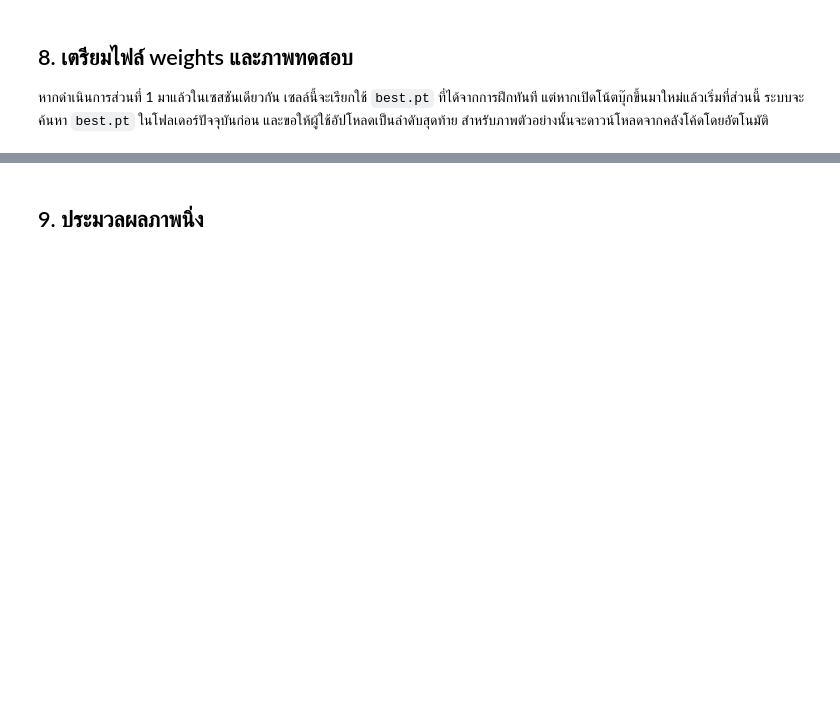
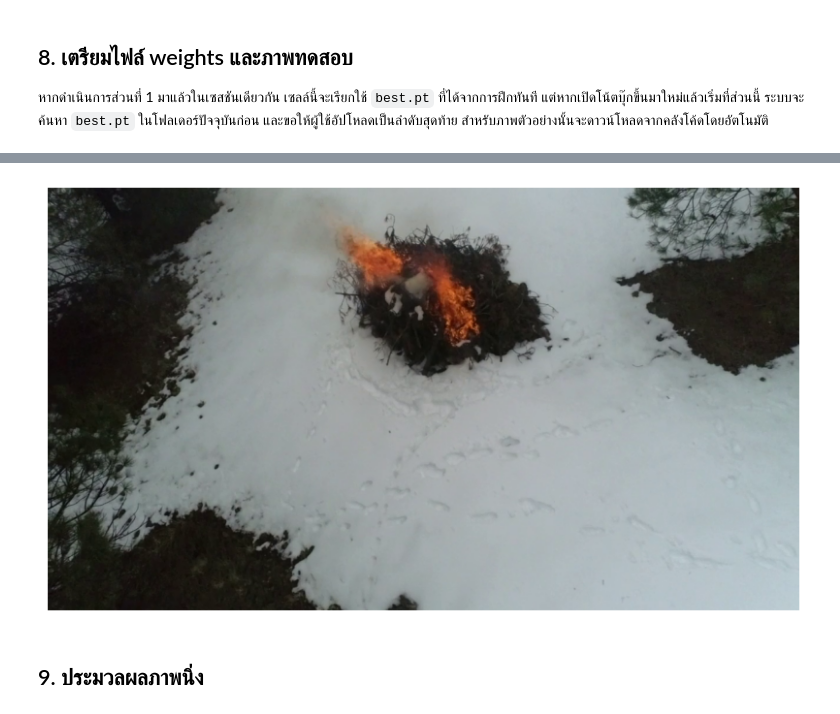
Before and after one commit to jakkzz/Fire-Detection-Drone, a Jupyter notebook: th/drone_fire_detection_yolo26.ipynb, the cells around one changed output, grey strips where cells are left out. Cells and saved outputs as stored; diff of their text form; code cells hidden in the pictures; blank space fills up the shorter version.

```diff
--- a/th/drone_fire_detection_yolo26.ipynb
+++ b/th/drone_fire_detection_yolo26.ipynb
@@ -246,3 +393,11 @@ print("image:", IMAGE_PATH.resolve())
+# %%
+import cv2
+import supervision as sv
+
+# Display the image as is. If it now shows correct colors, it implies 'image' was already RGB.
+sv.plot_image(image=image, size=(10, 10))
+# %% [output]
+[figure, added]
 # %% [markdown]
 ## 9. ประมวลผลภาพนิ่ง
 # %%
```
Also changed, not shown: parts of 21 cells of this notebook.
